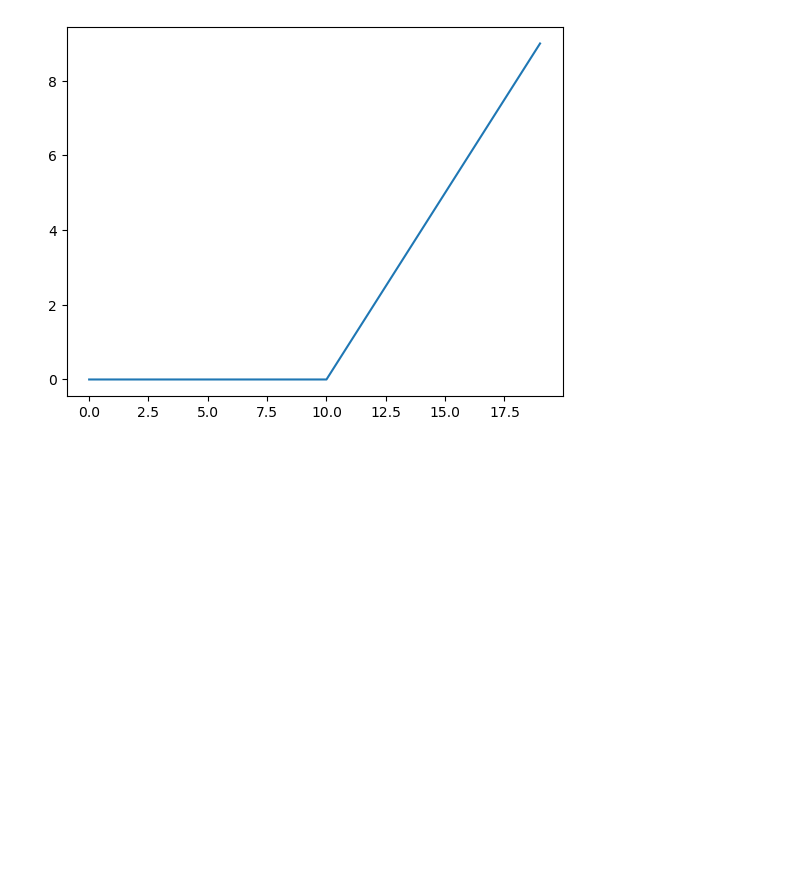
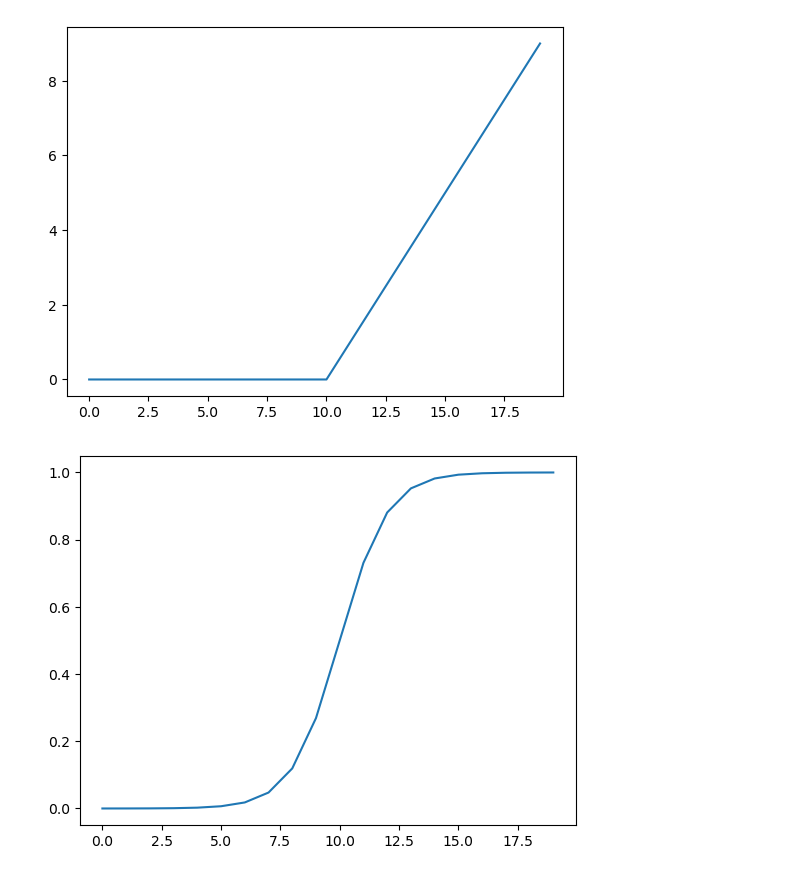
Before and after one commit to Rumit95/Pytorch-for-DL, a Jupyter notebook: pytorch-02-classification.ipynb, the cells around one changed output. Cells and saved outputs as stored; diff of their text form; code cells hidden in the pictures; blank space fills up the shorter version.

```diff
--- a/pytorch-02-classification.ipynb
+++ b/pytorch-02-classification.ipynb
@@ -872,0 +877,4 @@ plt.plot(relu(A));
+# %%
+plt.plot(torch.sigmoid(A));
+# %% [output]
+[figure, added]
```
Also changed, not shown: parts of 10 cells of this notebook.
